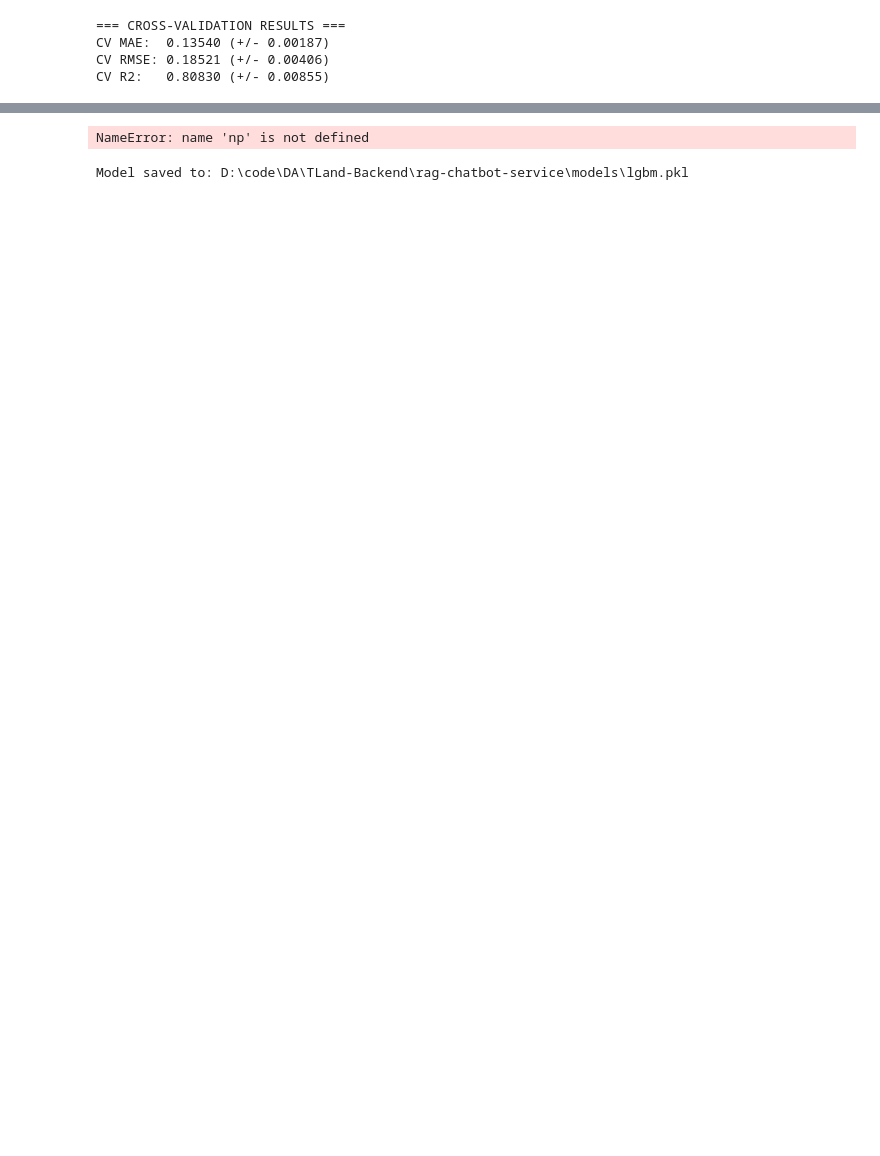
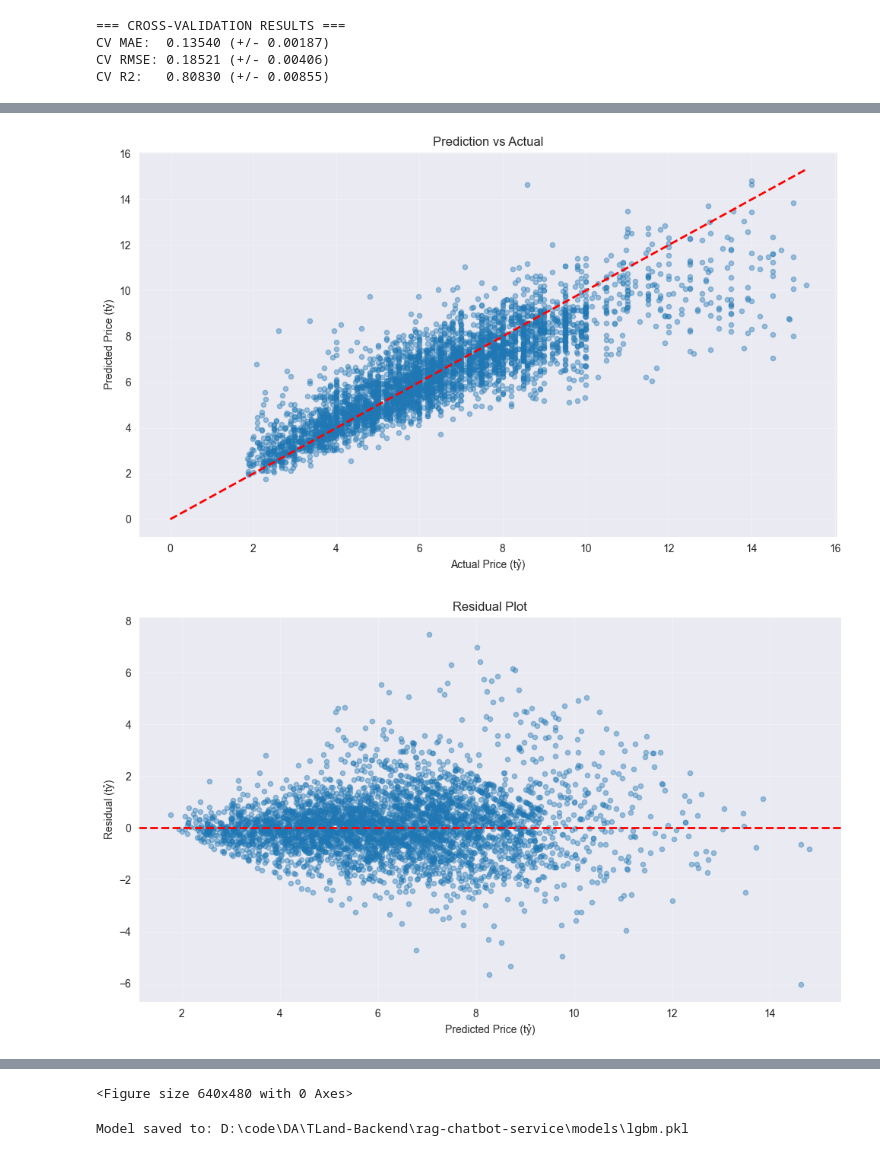
Before and after one commit to tanle9t2/TLand-Backend, a Jupyter notebook: rag-chatbot-service/trainning/train_model.ipynb, the cells around one changed output, grey strips where cells are left out. Saved outputs shown, nothing was run; the diff lists cells and outputs as text; code cells hidden in the pictures; blank space fills up the shorter version.

```diff
--- a/rag-chatbot-service/trainning/train_model.ipynb
+++ b/rag-chatbot-service/trainning/train_model.ipynb
@@ -233,36 +279,60 @@ MAPE: 14.2%
 # %%
 y_pred_price_m2 = np.expm1(test_pred_log)
 y_pred_total = y_pred_price_m2 * test_df["area"].values / 1000
 y_test_total = test_df["price"].values
 
-fig, axes = plt.subplots(1, 3, figsize=(18, 5))
+plt.figure(figsize=(10, 6))
 
-axes[0].scatter(y_test_total, y_pred_total, alpha=0.3, s=10)
+plt.scatter(y_test_total, y_pred_total, alpha=0.4, s=20)
+
 max_val = max(y_test_total.max(), y_pred_total.max())
-axes[0].plot([0, max_val], [0, max_val], "r--", linewidth=1)
-axes[0].set_xlabel("Actual Price (tỷ)")
-axes[0].set_ylabel("Predicted Price (tỷ)")
-axes[0].set_title("Prediction vs Actual")
+plt.plot([0, max_val], [0, max_val], "r--", linewidth=2)
+
+plt.xlabel("Actual Price (tỷ)")
+plt.ylabel("Predicted Price (tỷ)")
+plt.title("Prediction vs Actual")
+
+plt.grid(alpha=0.3)
+plt.tight_layout()
+plt.savefig("prediction_vs_actual.png", dpi=300, bbox_inches="tight")
+plt.show()
+
+plt.figure(figsize=(10, 6))
 
 residuals = y_test_total - y_pred_total
-axes[1].scatter(y_pred_total, residuals, alpha=0.3, s=10)
-axes[1].axhline(y=0, color="r", linestyle="--")
-axes[1].set_xlabel("Predicted Price (tỷ)")
-axes[1].set_ylabel("Residual (tỷ)")
-axes[1].set_title("Residual Plot")
+plt.scatter(y_pred_total, residuals, alpha=0.4, s=20)
+
+plt.axhline(y=0, color="r", linestyle="--", linewidth=2)
+
+plt.xlabel("Predicted Price (tỷ)")
+plt.ylabel("Residual (tỷ)")
+plt.title("Residual Plot")
+
+plt.grid(alpha=0.3)
+plt.tight_layout()
+plt.savefig("residual_plot.png", dpi=300, bbox_inches="tight")
+plt.show()
+
 
 preprocessor = pipe_final.named_steps["prep"]
 model = pipe_final.named_steps["model"]
 feature_names = preprocessor.get_feature_names_out()
 importances = model.feature_importances_
 
 feat_imp = pd.Series(importances, index=feature_names)
 feat_imp = feat_imp.sort_values(ascending=False)
 top_features = feat_imp.head(20)
-top_features.sort_values().plot(kind="barh", ax=axes[2])
-axes[2].set_title("Top 20 Feature Importance")
+plt.figure(figsize=(10, 6))
+
+top_features.sort_values().plot(kind="barh")
+
+plt.title("Top 20 Feature Importance")
+plt.xlabel("Importance")
 
 plt.tight_layout()
-print("\n=== TOP 20 FEATURES ===")
-print(feat_imp.head(20).to_string())
+plt.show()
+
+plt.savefig("feature_importance.png", dpi=300, bbox_inches="tight")
 # %% [output]
+[figure, added]
+[figure, added]
@@ -269,4 +340,4 @@ print(feat_imp.head(20).to_string())
-NameError: name 'np' is not defined
+<Figure size 640x480 with 0 Axes>
 # %%
 model_path = Path(get_project_root()) / MODEL_DIR / "lgbm.pkl"
 joblib.dump(pipe_final, model_path)
```
Also changed, not shown: parts of 5 cells of this notebook, 51 other files.
